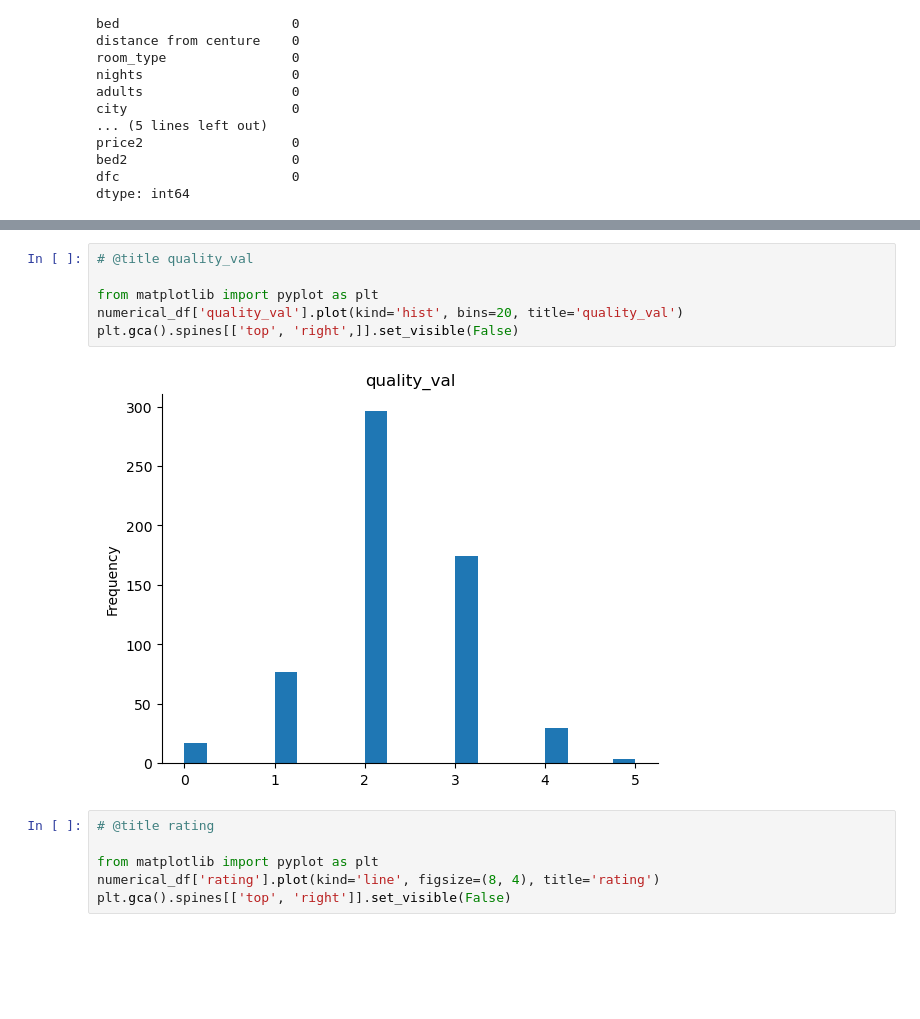
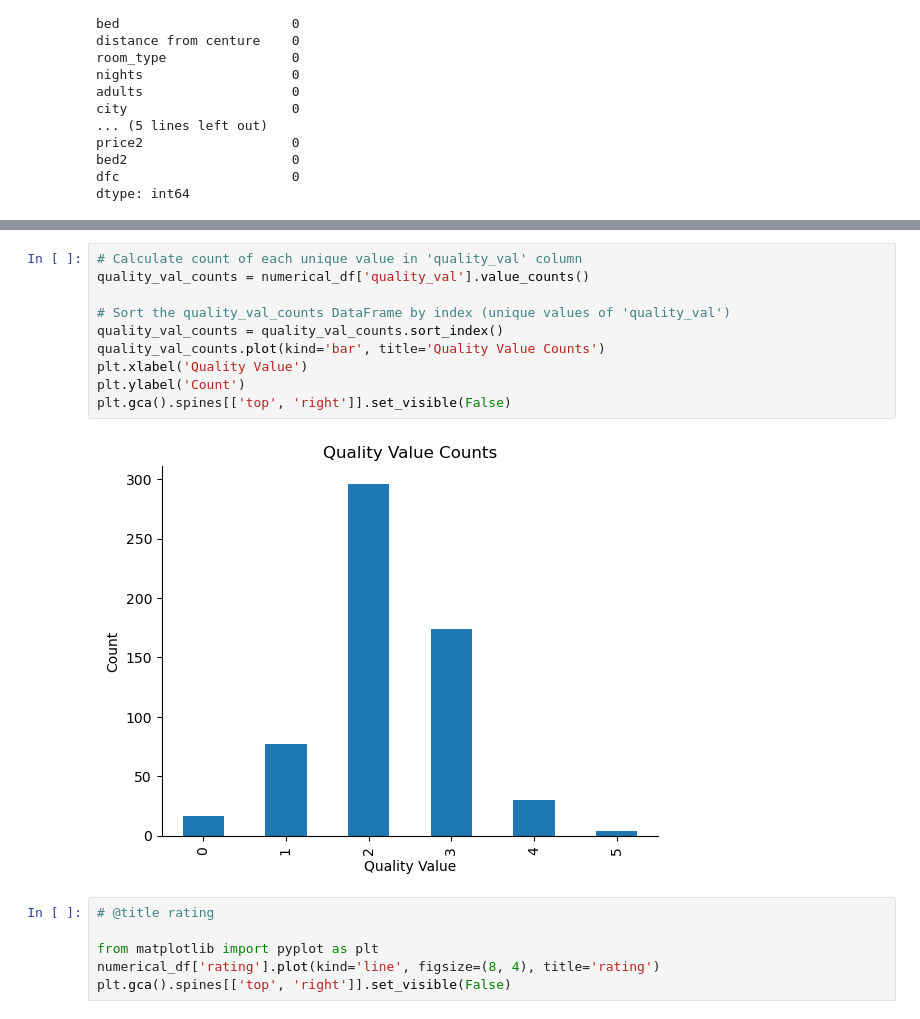
Before and after one commit to amirmfarzane/Data-Science-Course-Projects, a Jupyter notebook: P1/analysis.ipynb, the cells around one changed output, grey strips where cells are left out. Drawn from its saved outputs; the diff is of its cells as text; blank space fills up the shorter version.

```diff
--- a/P1/analysis.ipynb
+++ b/P1/analysis.ipynb
@@ -172,11 +131,15 @@ plt.gca().spines[['top', 'right',]].set_visible(False)
 # %%
-# @title quality_val
+# Calculate count of each unique value in 'quality_val' column
+quality_val_counts = numerical_df['quality_val'].value_counts()
 
-from matplotlib import pyplot as plt
-numerical_df['quality_val'].plot(kind='hist', bins=20, title='quality_val')
-plt.gca().spines[['top', 'right',]].set_visible(False)
+# Sort the quality_val_counts DataFrame by index (unique values of 'quality_val')
+quality_val_counts = quality_val_counts.sort_index()
+quality_val_counts.plot(kind='bar', title='Quality Value Counts')
+plt.xlabel('Quality Value')
+plt.ylabel('Count')
+plt.gca().spines[['top', 'right']].set_visible(False)
 # %% [output]
-[figure, old version]
+[figure, new version]
 # %%
 # @title rating
 
```
Also changed, not shown: parts of 8 cells of this notebook.
